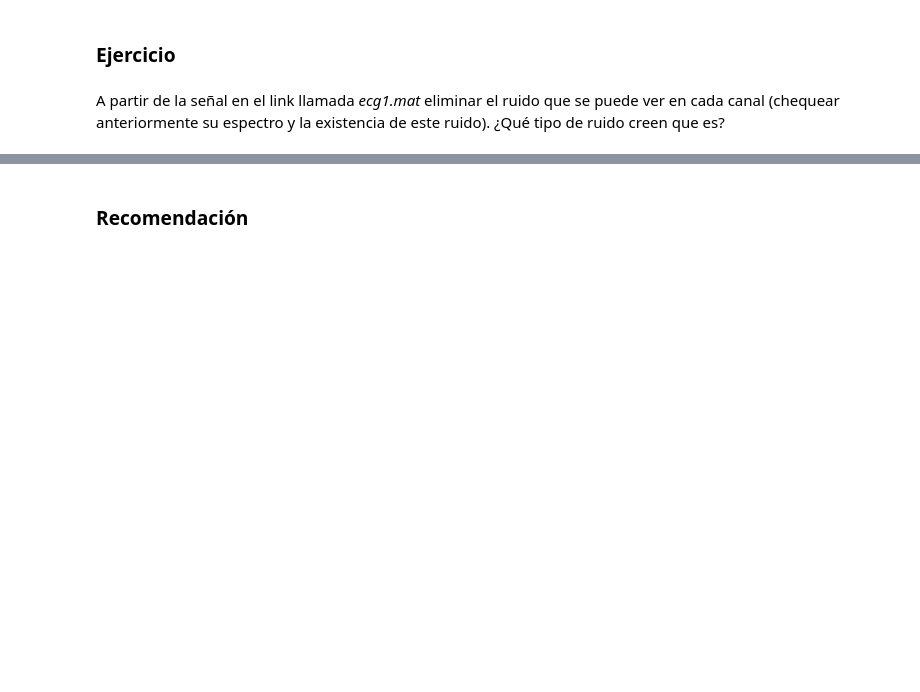
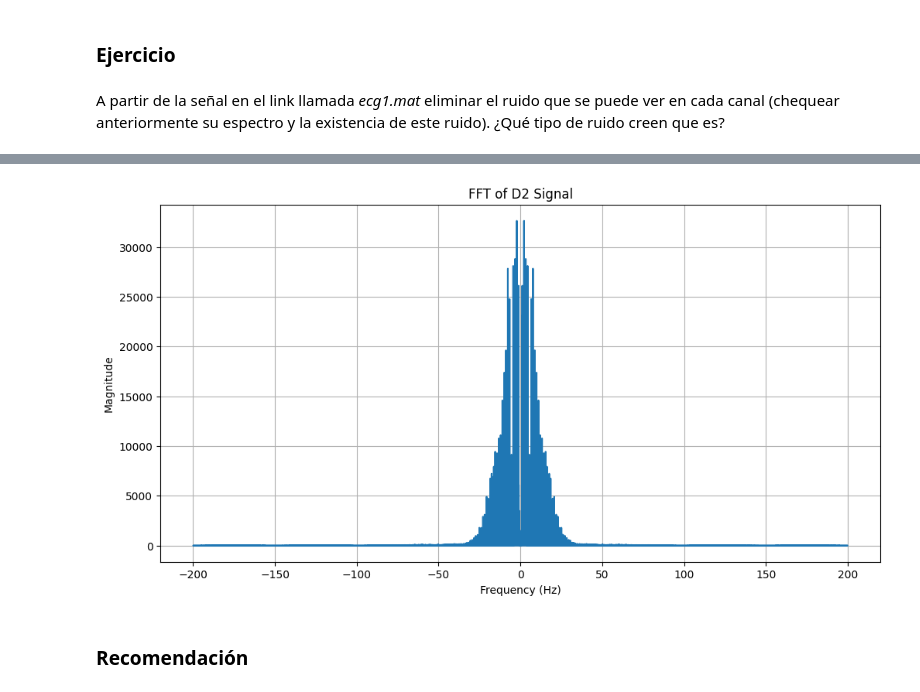
Before and after one commit to Juangonz952/PSIB, a Jupyter notebook: ECG/ECG_y_HRV.ipynb, the cells around one changed output, grey strips where cells are left out. Saved outputs shown, nothing was run; the diff lists cells and outputs as text; code cells hidden in the pictures; blank space fills up the shorter version.

```diff
--- a/ECG/ECG_y_HRV.ipynb
+++ b/ECG/ECG_y_HRV.ipynb
@@ -264,3 +381,20 @@ A partir de la señal en el link llamada *ecg1.mat* eliminar el ruido que se pue
+# %%
+# Compute the FFT of the D2 signal
+D2_fft = fft(D2)
+
+# Compute the corresponding frequencies
+frequencies = np.fft.fftfreq(len(D2), 1/Fs)
+
+# Plot the FFT result
+plt.figure(figsize=(12, 6))
+plt.plot(frequencies, np.abs(D2_fft))
+plt.title('FFT of D2 Signal')
+plt.xlabel('Frequency (Hz)')
+plt.ylabel('Magnitude')
+plt.grid(True)
+plt.show()
+# %% [output]
+[figure, added]
 # %% [markdown]
 ### Recomendación
 # %% [markdown]
```
Also changed, not shown: parts of 25 cells of this notebook, 1 other file.
